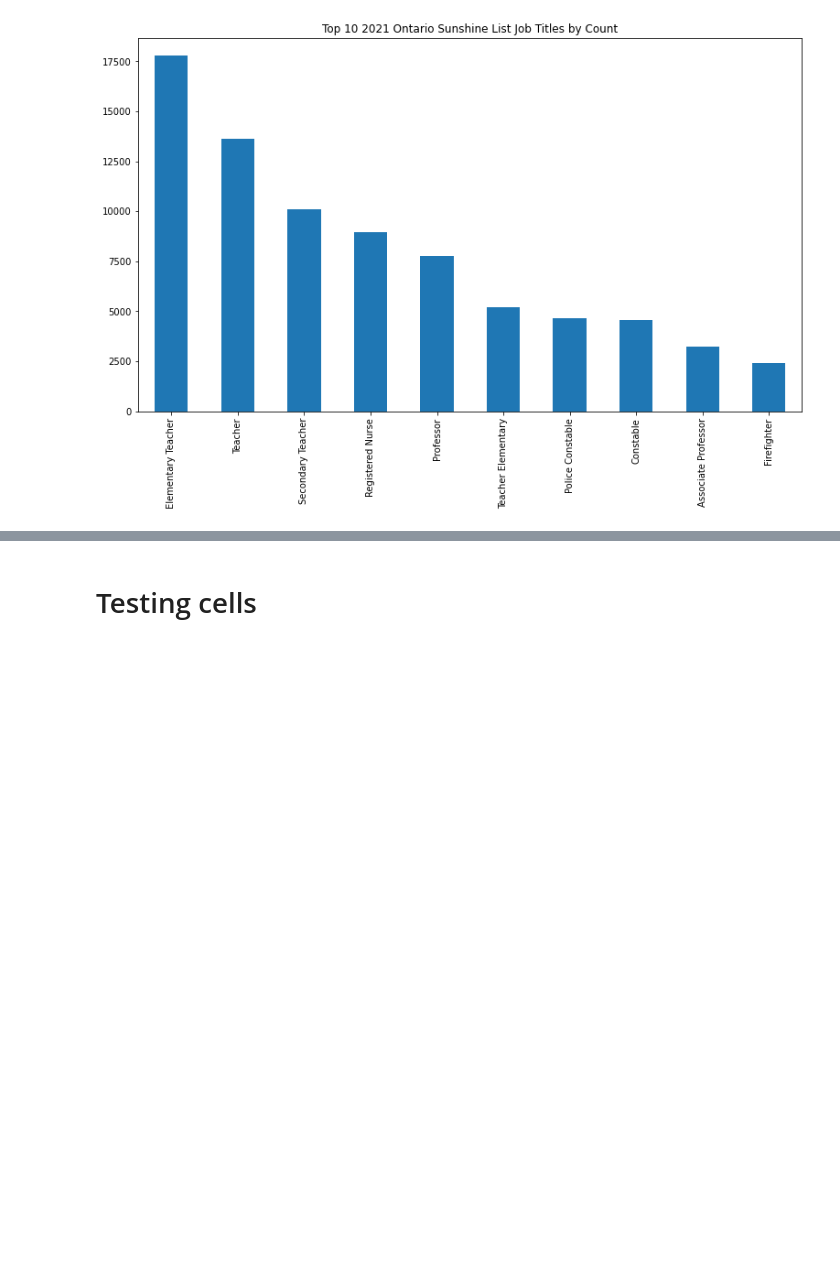
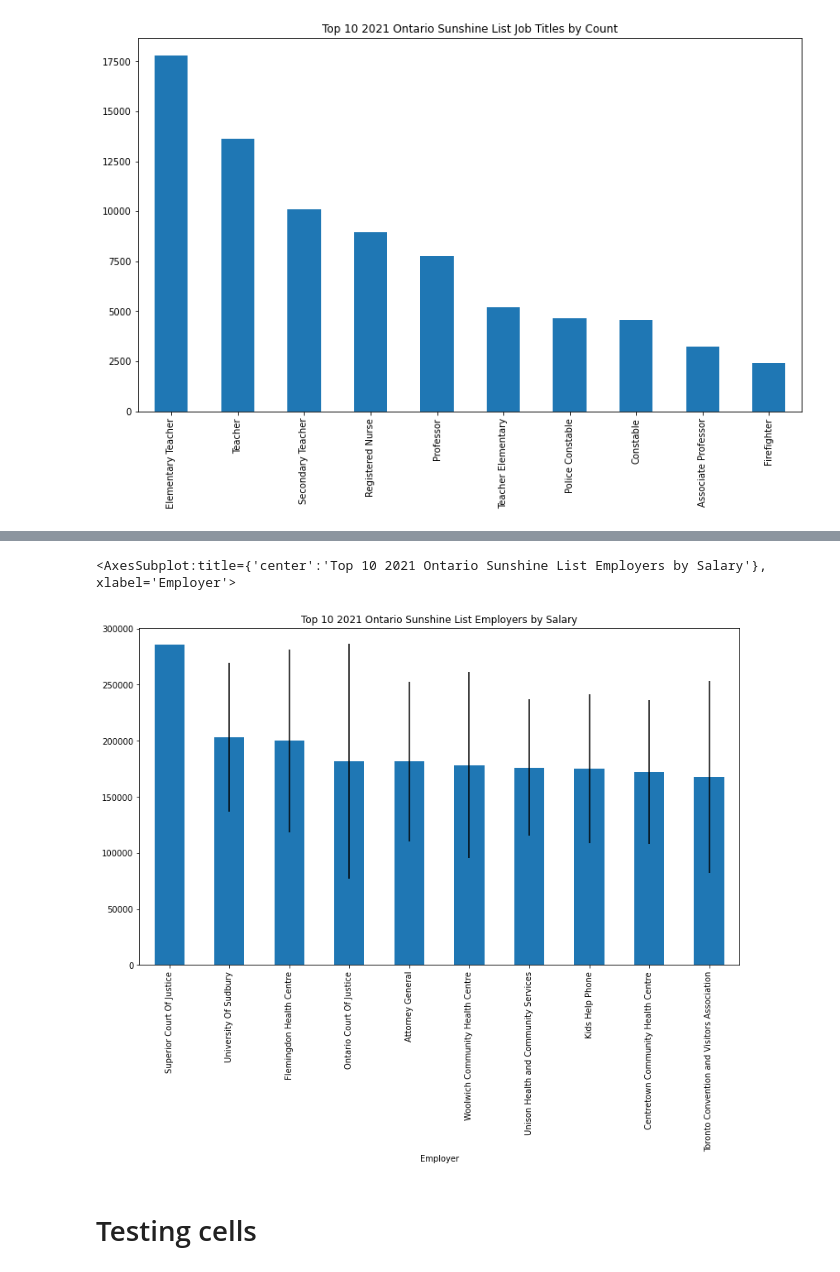
Before and after one commit to carlodghalnin/Ontario_Sunshine_List_Analysis, a Jupyter notebook: 2021_Ontario_Sunshine_List_Analysis.ipynb, the cells around one changed output, grey strips where cells are left out. Drawn from its saved outputs; the diff is of its cells as text; code cells hidden in the pictures; blank space fills up the shorter version.

```diff
--- a/2021_Ontario_Sunshine_List_Analysis.ipynb
+++ b/2021_Ontario_Sunshine_List_Analysis.ipynb
@@ -147,3 +176,21 @@ toptitles.plot.bar(
+# %%
+#Filter out rows that have employers which have less than 10 list candidates
+moreemployers = df.groupby('Employer')['Employer', 'Salary']\
+    .filter(lambda x: len(x) > 10)
+
+#Calculate medians and MADs for top 10 highest-paying titles
+topemployers = moreemployers.groupby('Employer')['Salary']\
+    .median().sort_values(ascending=False).head(10)
+
+eerr = moreemployers.groupby('Employer')['Salary'].apply(robust.mad)
+
+topemployers.plot.bar(
+    yerr=eerr,
+    title='Top 10 2021 Ontario Sunshine List Employers by Salary',
+    figsize=(13,7.5))
+# %% [output]
+<AxesSubplot:title={'center':'Top 10 2021 Ontario Sunshine List Employers by Salary'}, xlabel='Employer'>
+[figure, added]
 # %% [markdown]
 <h1>Testing cells</h1>
 # %%
```
Also changed, not shown: parts of 18 cells of this notebook.
